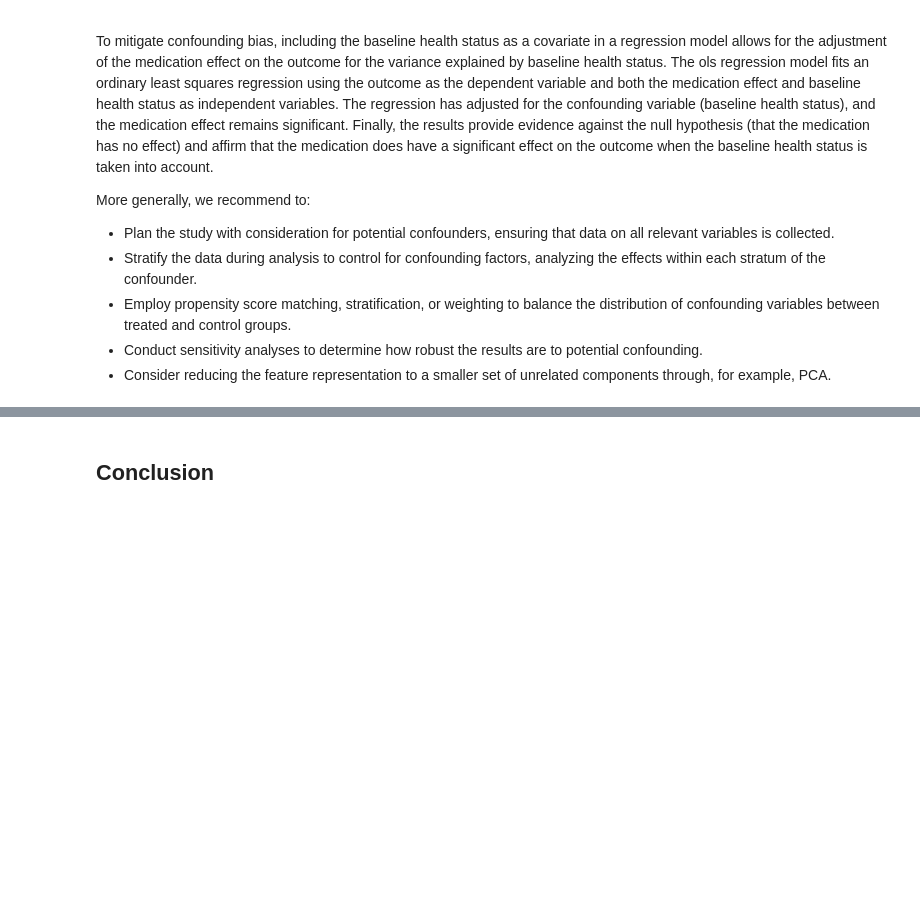
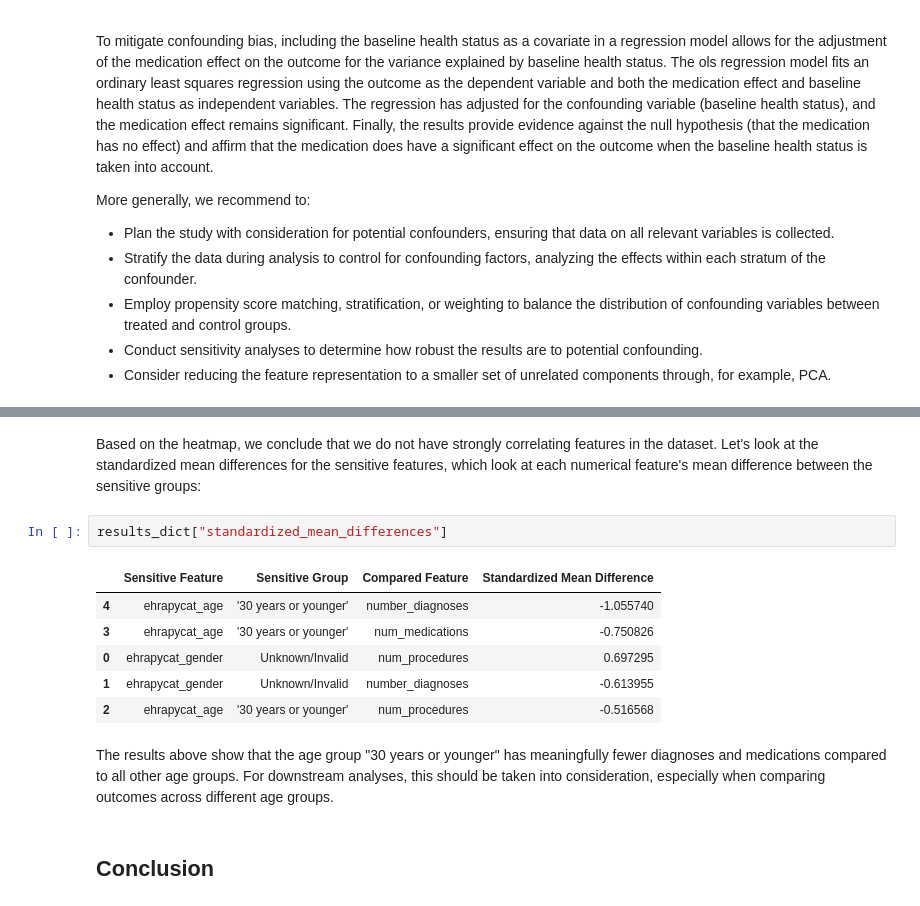
Before and after one commit to theislab/ehrapy-tutorials, a Jupyter notebook: bias.ipynb, the cells around one changed output, grey strips where cells are left out. Saved outputs shown, nothing was run; the diff lists cells and outputs as text; blank space fills up the shorter version.

```diff
--- a/bias.ipynb
+++ b/bias.ipynb
@@ -1140,3 +1207,17 @@ Towards a comprehensive "first glance" when inspecting a new dataset, multiple k
+# %% [markdown]
+Based on the heatmap, we conclude that we do not have strongly correlating features in the dataset.
+Let's look at the standardized mean differences for the sensitive features, which look at each numerical feature's mean difference between the sensitive groups:
+# %%
+results_dict["standardized_mean_differences"]
+# %% [output]
+|  | Sensitive Feature | Sensitive Group | Compared Feature | Standardized Mean Difference |
+| 4 | ehrapycat_age | '30 years or younger' | number_diagnoses | -1.055740 |
+| 3 | ehrapycat_age | '30 years or younger' | num_medications | -0.750826 |
+| 0 | ehrapycat_gender | Unknown/Invalid | num_procedures | 0.697295 |
+| 1 | ehrapycat_gender | Unknown/Invalid | number_diagnoses | -0.613955 |
+| 2 | ehrapycat_age | '30 years or younger' | num_procedures | -0.516568 |
+# %% [markdown]
+The results above show that the age group "30 years or younger" has meaningfully fewer diagnoses and medications compared to all other age groups. For downstream analyses, this should be taken into consideration, especially when comparing outcomes across different age groups.
 # %% [markdown]
 ## Conclusion
 # %% [markdown]
```
Also changed, not shown: parts of 10 cells of this notebook.
